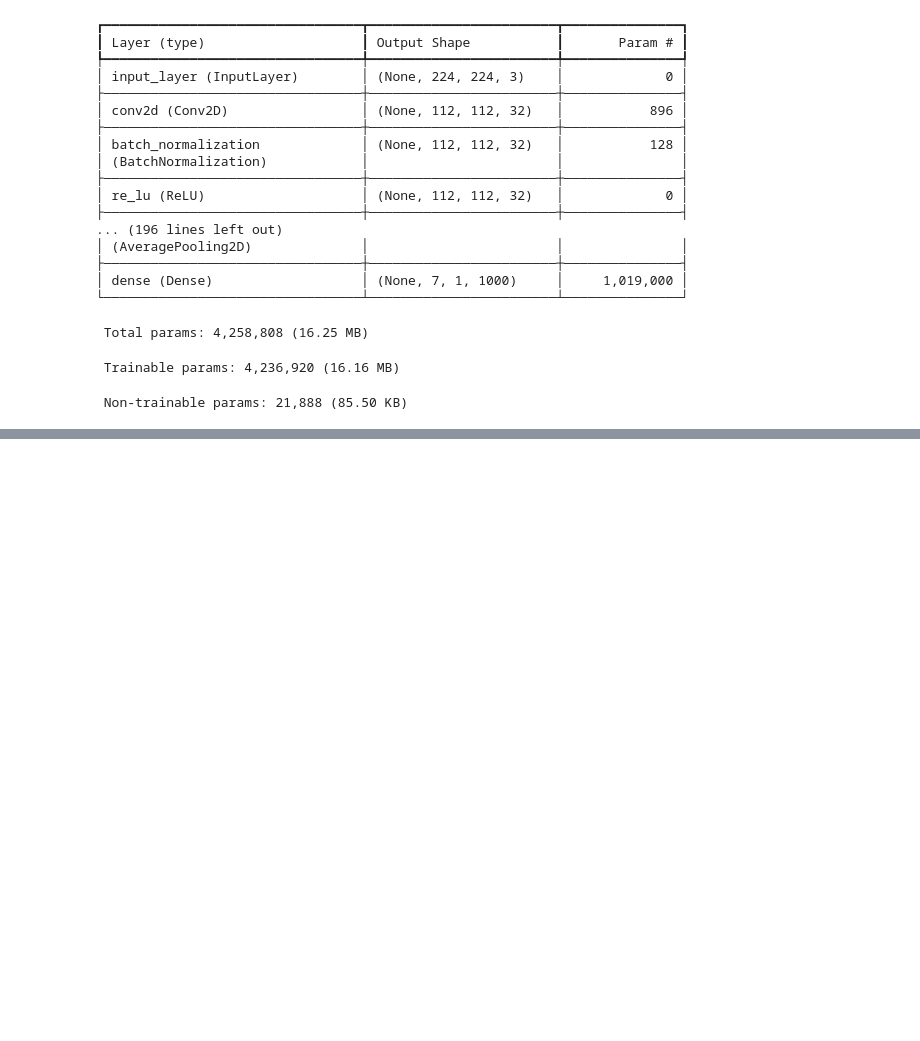
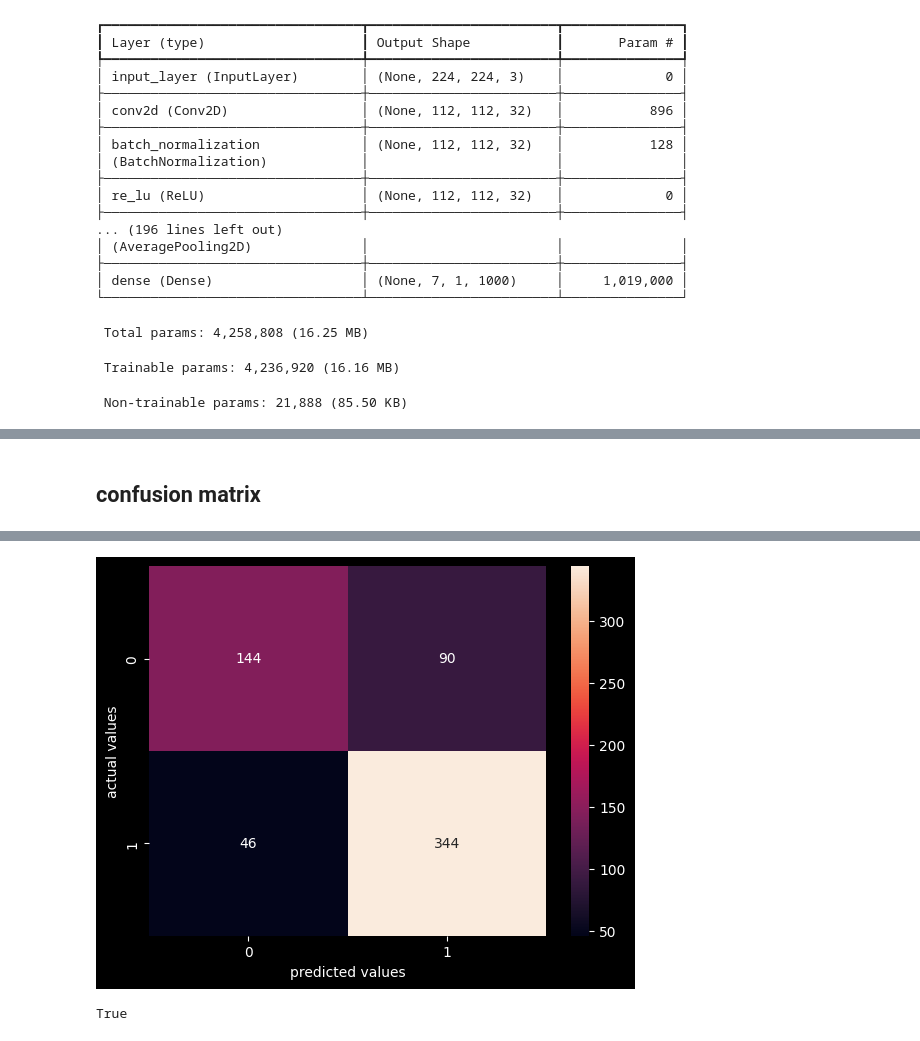
Before and after one commit to sanketmishra009/aiml, a Jupyter notebook: deepLearning/vision/lectures/Mobilenet_Pnumonia_Diagnosis.ipynb, the cells around one changed output, grey strips where cells are left out. Cells and saved outputs as stored; diff of their text form; code cells hidden in the pictures; blank space fills up the shorter version.

```diff
--- a/deepLearning/vision/lectures/Mobilenet_Pnumonia_Diagnosis.ipynb
+++ b/deepLearning/vision/lectures/Mobilenet_Pnumonia_Diagnosis.ipynb
@@ -215,0 +472,20 @@ Model: "functional"
+# %% [markdown]
+## confusion matrix
+# %%
+label_list = []
+prediction_list = []
+
+for image , label in testdataset.take(20):
+    prediction = model.predict(image).squeeze()
+
+    prediction = (prediction > 0.5).astype(int)
+    prediction_list.extend(prediction.tolist())
+    # print(label)
+    label_list.extend(label.numpy().tolist())
+
+
+cmat = tf.math.confusion_matrix(label_list , prediction_list)
+ax = sns.heatmap(cmat , annot = True , fmt = 'g')
+ax.set(xlabel = 'predicted values' , ylabel = 'actual values')
+plt.show()
+# %% [output]
@@ -215,0 +499,5 @@ Model: "functional"
+[figure, added]
+# %%
+len(prediction_list) == len(label_list)
+# %% [output]
+True
```
Also changed, not shown: parts of 22 cells of this notebook, 18 other files.
